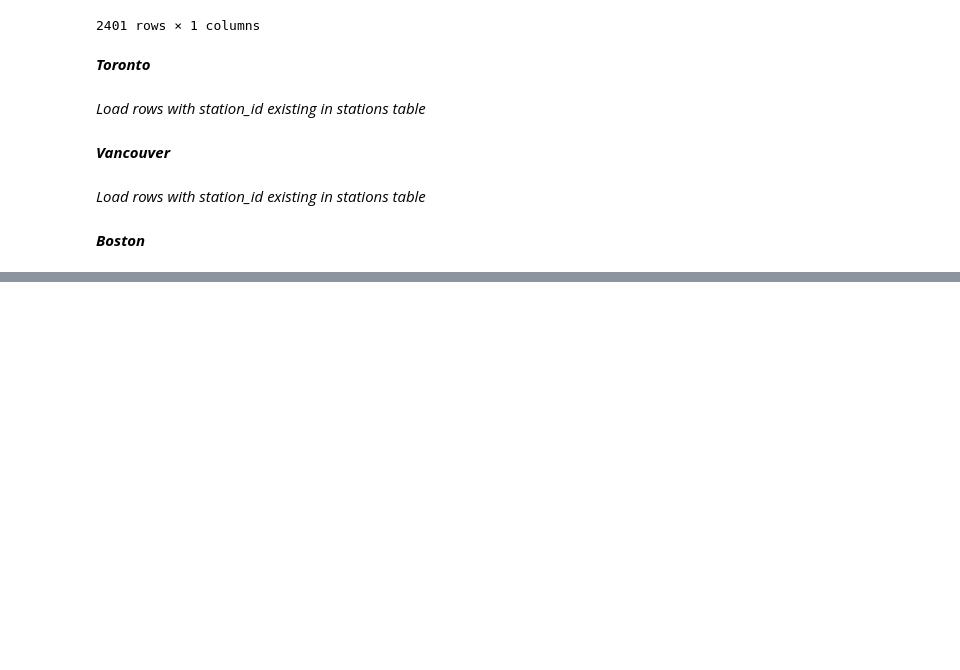
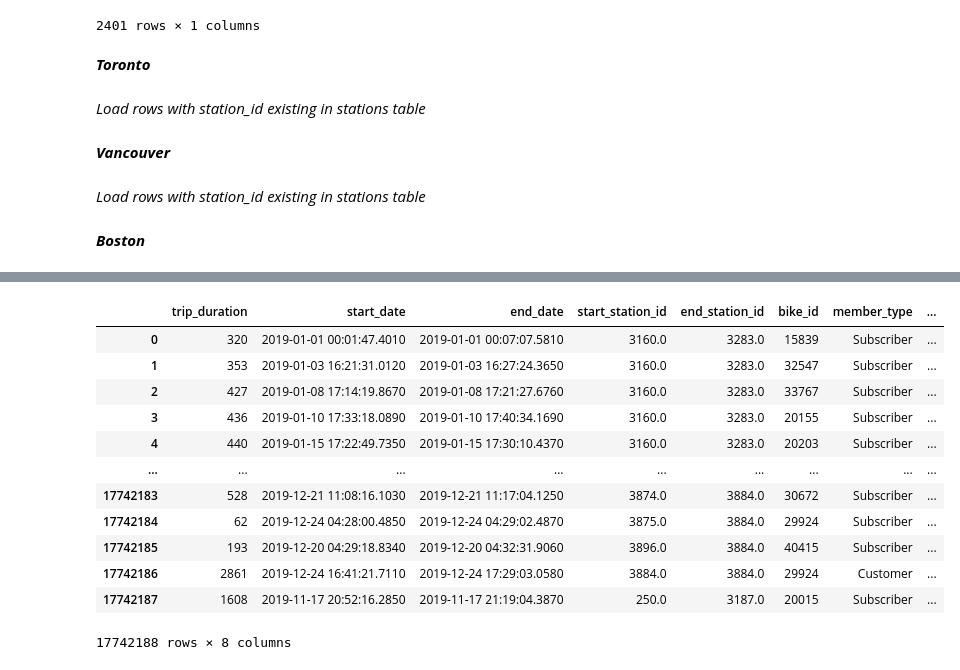
Before and after one commit to JeganS948/project2, a Jupyter notebook: locations.ipynb, the cells around one changed output, grey strips where cells are left out. Drawn from its saved outputs; the diff is of its cells as text; code cells hidden in the pictures; blank space fills up the shorter version.

```diff
--- a/locations.ipynb
+++ b/locations.ipynb
@@ -361,0 +343,5 @@ boston_df.to_sql(name='ridership', con=engine, if_exists='append', index=False,
+# %%
+stns_newyork = session.query(Stations.station_id).filter(Stations.location_id==4).all()
+stns_newyork = pd.DataFrame(stns_newyork)
+stns_newyork = stns_newyork.rename(columns={"station_id": "start_station_id"})
+stns_newyork
@@ -361,0 +362,5 @@ boston_df.to_sql(name='ridership', con=engine, if_exists='append', index=False,
+# %%
+ny_df = pd.merge(newyork, stns_newyork, how='inner', on='start_station_id')
+# %%
+stns_newyork = stns_newyork.rename(columns={"start_station_id": "end_station_id"})
+stns_newyork
@@ -361,0 +381,18 @@ boston_df.to_sql(name='ridership', con=engine, if_exists='append', index=False,
+# %%
+newyork_df = pd.merge(ny_df, stns_newyork, how='inner', on='end_station_id')
+# %%
+newyork_df
+# %% [output]
+|  | trip_duration | start_date | end_date | start_station_id | end_station_id | bike_id | member_type | ... |
+| 0 | 320 | 2019-01-01 00:01:47.4010 | 2019-01-01 00:07:07.5810 | 3160.0 | 3283.0 | 15839 | Subscriber | ... |
+| 1 | 353 | 2019-01-03 16:21:31.0120 | 2019-01-03 16:27:24.3650 | 3160.0 | 3283.0 | 32547 | Subscriber | ... |
+| 2 | 427 | 2019-01-08 17:14:19.8670 | 2019-01-08 17:21:27.6760 | 3160.0 | 3283.0 | 33767 | Subscriber | ... |
+| 3 | 436 | 2019-01-10 17:33:18.0890 | 2019-01-10 17:40:34.1690 | 3160.0 | 3283.0 | 20155 | Subscriber | ... |
+| 4 | 440 | 2019-01-15 17:22:49.7350 | 2019-01-15 17:30:10.4370 | 3160.0 | 3283.0 | 20203 | Subscriber | ... |
+| ... | ... | ... | ... | ... | ... | ... | ... | ... |
+| 17742183 | 528 | 2019-12-21 11:08:16.1030 | 2019-12-21 11:17:04.1250 | 3874.0 | 3884.0 | 30672 | Subscriber | ... |
+| 17742184 | 62 | 2019-12-24 04:28:00.4850 | 2019-12-24 04:29:02.4870 | 3875.0 | 3884.0 | 29924 | Subscriber | ... |
+| 17742185 | 193 | 2019-12-20 04:29:18.8340 | 2019-12-20 04:32:31.9060 | 3896.0 | 3884.0 | 40415 | Subscriber | ... |
+| 17742186 | 2861 | 2019-12-24 16:41:21.7110 | 2019-12-24 17:29:03.0580 | 3884.0 | 3884.0 | 29924 | Customer | ... |
+| 17742187 | 1608 | 2019-11-17 20:52:16.2850 | 2019-11-17 21:19:04.3870 | 250.0 | 3187.0 | 20015 | Subscriber | ... |
+17742188 rows × 8 columns
```
Also changed, not shown: parts of 18 cells of this notebook.
